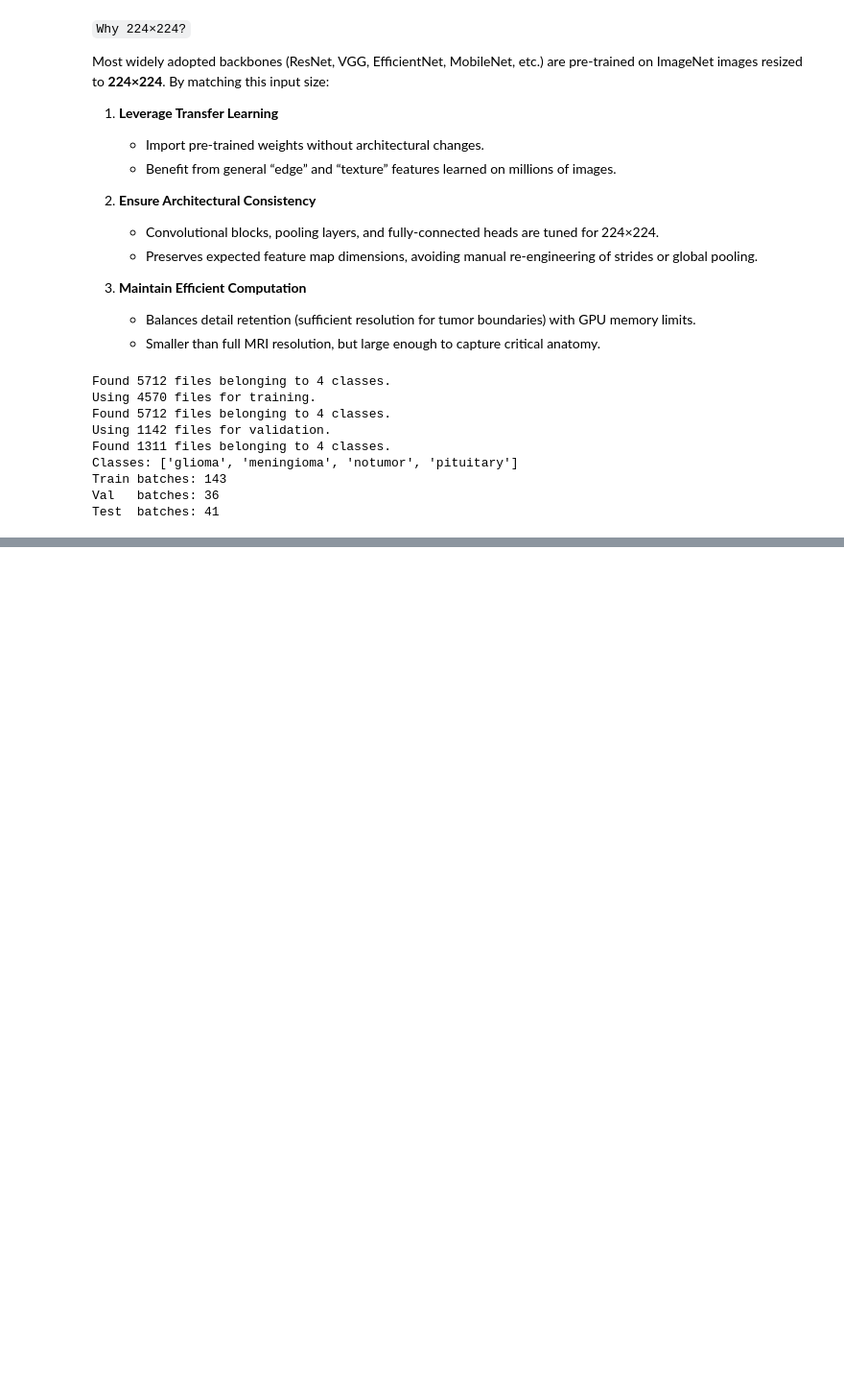
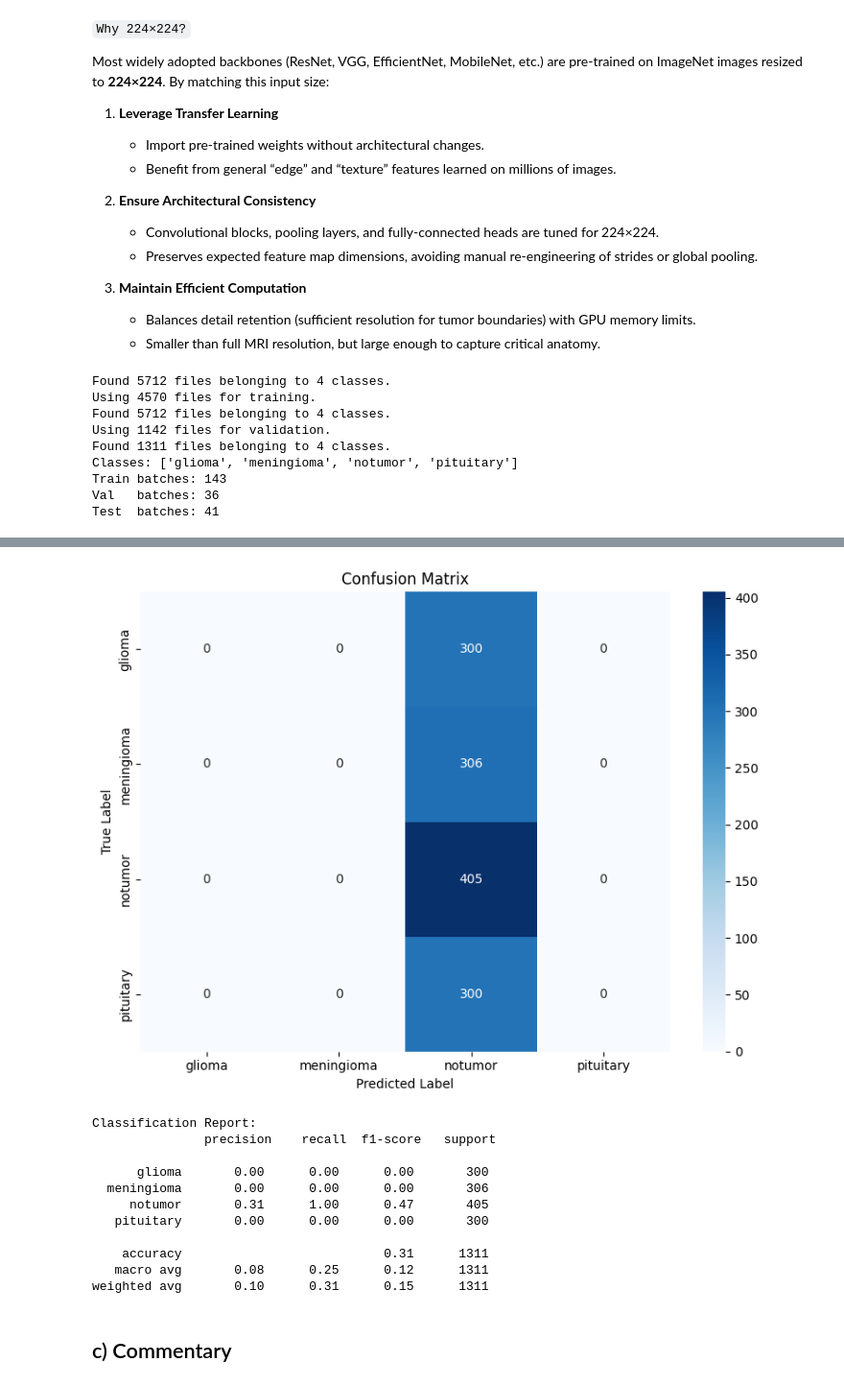
Before and after one commit to asm-bse/dl_applications, a Jupyter notebook: SIMON.ipynb, the cells around one changed output, grey strips where cells are left out. Shown: that part at 96% size. Saved outputs shown, nothing was run; the diff lists cells and outputs as text; code cells hidden in the pictures; blank space fills up the shorter version.

```diff
--- a/SIMON.ipynb
+++ b/SIMON.ipynb
@@ -256,0 +386,34 @@ Samples from train_ds:
+# %%
+import numpy as np
+import matplotlib.pyplot as plt
+import seaborn as sns
+from sklearn.metrics import confusion_matrix, classification_report
+
+# 1. Get ground-truth labels and predictions
+y_true = np.concatenate([y.numpy() for _, y in test_ds], axis=0)
+y_true = np.argmax(y_true, axis=1)
+
+y_probs = model.predict(test_ds)
+y_pred  = np.argmax(y_probs, axis=1)
+
+# 2. Class names (in correct order)
+class_names = sorted([d for d in os.listdir(TRAIN_DIR)
+                      if os.path.isdir(os.path.join(TRAIN_DIR, d))])
+
+# 3. Confusion matrix
+cm = confusion_matrix(y_true, y_pred)
+
+# 4. Plot confusion matrix heatmap
+plt.figure(figsize=(8, 6))
+sns.heatmap(cm, annot=True, fmt='d', cmap='Blues',
+            xticklabels=class_names, yticklabels=class_names)
+plt.ylabel('True Label')
+plt.xlabel('Predicted Label')
+plt.title('Confusion Matrix')
+plt.tight_layout()
+plt.show()
+
+# 5. Detailed classification report
+report = classification_report(y_true, y_pred, target_names=class_names)
+print("Classification Report:\n", report)
+# %% [output]
@@ -256,0 +422,14 @@ Samples from train_ds:
+[figure, added]
+Classification Report:
+               precision    recall  f1-score   support
+
+      glioma       0.00      0.00      0.00       300
+  meningioma       0.00      0.00      0.00       306
+     notumor       0.31      1.00      0.47       405
+   pituitary       0.00      0.00      0.00       300
+
+    accuracy                           0.31      1311
+   macro avg       0.08      0.25      0.12      1311
+weighted avg       0.10      0.31      0.15      1311
+# %% [markdown]
+## c) Commentary
```
Also changed, not shown: parts of 11 cells of this notebook, 1 other file.
